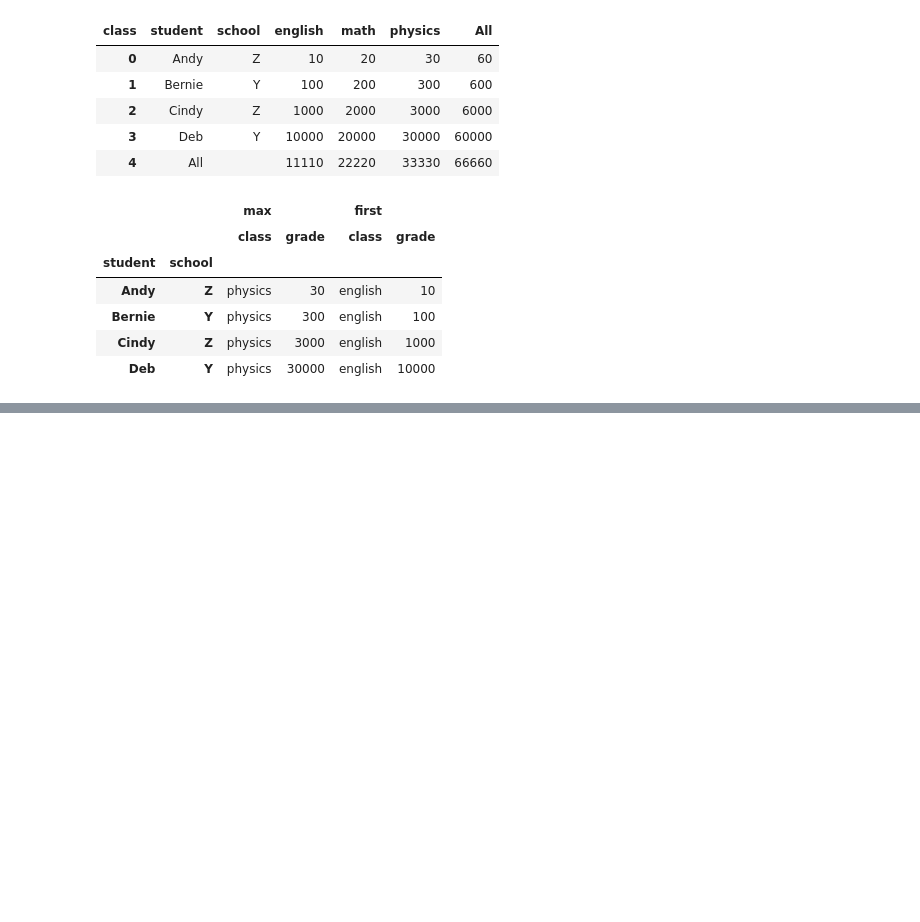
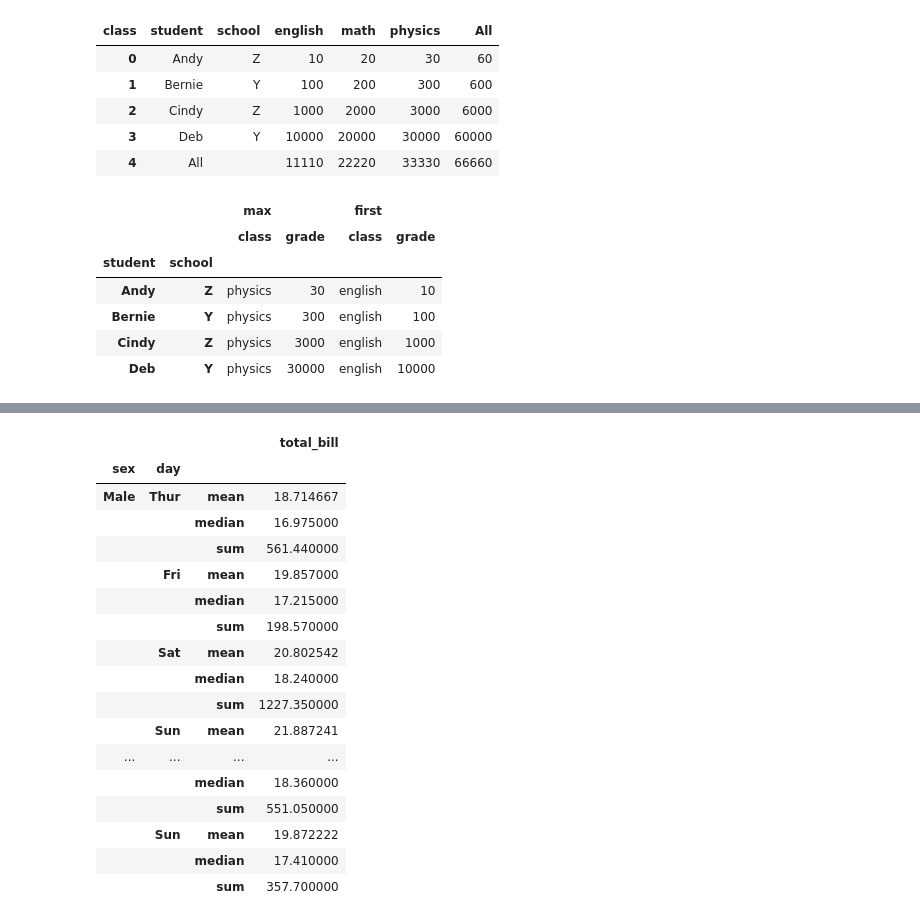
Before and after one commit to gsdavis1959/Python, a Jupyter notebook: PandasLongToWide.ipynb, the cells around one changed output, grey strips where cells are left out. Drawn from its saved outputs; the diff is of its cells as text; code cells hidden in the pictures; blank space fills up the shorter version.

```diff
--- a/PandasLongToWide.ipynb
+++ b/PandasLongToWide.ipynb
@@ -86,0 +167,4 @@ df_long.pivot_table(index="student",
+# %%
+multi_name = tips.pivot_table(values='total_bill', index=['sex', 'day'],
+                              aggfunc=[np.mean, np.median, np.sum])
+multi_name
@@ -86,0 +196,21 @@ df_long.pivot_table(index="student",
+# %%
+multi_name.stack(level=0)
+# %% [output]
+|  |  |  | total_bill |
+| sex | day |  |  |
+| Male | Thur | mean | 18.714667 |
+|  |  | median | 16.975000 |
+|  |  | sum | 561.440000 |
+|  | Fri | mean | 19.857000 |
+|  |  | median | 17.215000 |
+|  |  | sum | 198.570000 |
+|  | Sat | mean | 20.802542 |
+|  |  | median | 18.240000 |
+|  |  | sum | 1227.350000 |
+|  | Sun | mean | 21.887241 |
+| ... | ... | ... | ... |
+|  |  | median | 18.360000 |
+|  |  | sum | 551.050000 |
+|  | Sun | mean | 19.872222 |
+|  |  | median | 17.410000 |
+|  |  | sum | 357.700000 |
```
Also changed, not shown: parts of 14 cells of this notebook.
